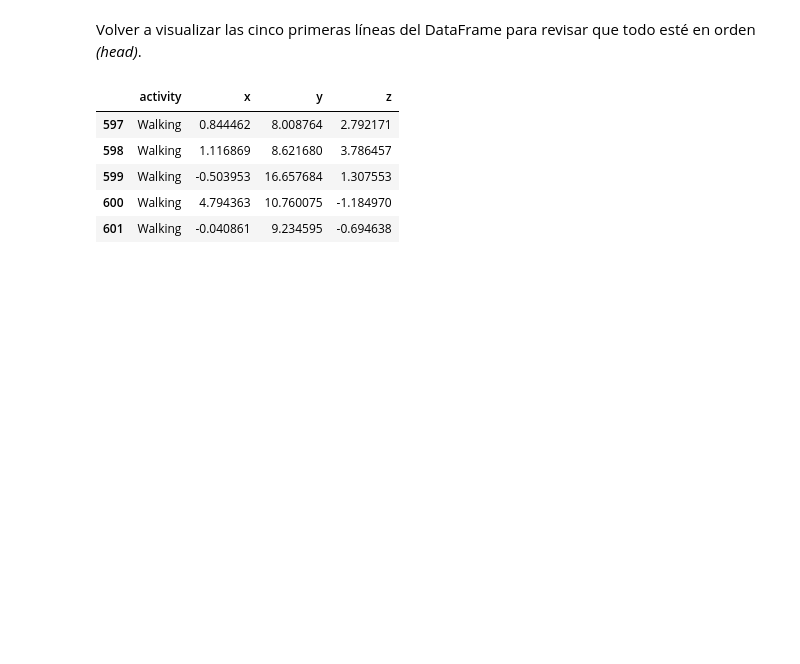
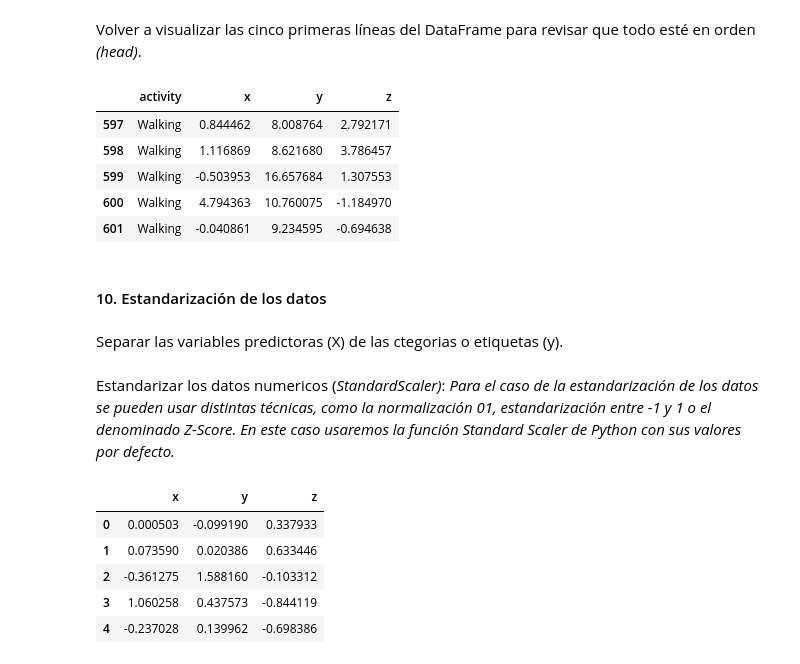
Before and after one commit to VictorSepulveda1994/Minor-Machine-Learning, a Jupyter notebook: Proyecto_Final/Etapa02-Scrub/Scrub-Human_Activity_Recognition.ipynb, the cells around one changed output. Saved outputs shown, nothing was run; the diff lists cells and outputs as text; code cells hidden in the pictures; blank space fills up the shorter version.

```diff
--- a/Proyecto_Final/Etapa02-Scrub/Scrub-Human_Activity_Recognition.ipynb
+++ b/Proyecto_Final/Etapa02-Scrub/Scrub-Human_Activity_Recognition.ipynb
@@ -282,3 +282,7 @@ balanced_data.head()
 | 599 | Walking | -0.503953 | 16.657684 | 1.307553 |
 | 600 | Walking | 4.794363 | 10.760075 | -1.184970 |
 | 601 | Walking | -0.040861 | 9.234595 | -0.694638 |
+# %% [markdown]
+#### 10. Estandarización de los datos
+# %% [markdown]
+Separar las variables predictoras (X) de las ctegorias o etiquetas (y).
@@ -284,0 +292,17 @@ balanced_data.head()
+# %% [markdown]
+Estandarizar los datos numericos (*StandardScaler)*:
+*Para el caso de la estandarización de los datos se pueden usar distintas técnicas, como la normalización 01, estandarización entre -1 y 1 o el denominado Z-Score. En este caso usaremos la función Standard Scaler de Python con sus valores por defecto.*
+# %%
+scaler = StandardScaler()
+X = scaler.fit_transform(X)
+
+scaled_X = pd.DataFrame(data = X, columns = ['x', 'y', 'z'])
+
+scaled_X.head()
+# %% [output]
+|  | x | y | z |
+| 0 | 0.000503 | -0.099190 | 0.337933 |
+| 1 | 0.073590 | 0.020386 | 0.633446 |
+| 2 | -0.361275 | 1.588160 | -0.103312 |
+| 3 | 1.060258 | 0.437573 | -0.844119 |
+| 4 | -0.237028 | 0.139962 | -0.698386 |
```
Also changed, not shown: parts of 3 cells of this notebook.
